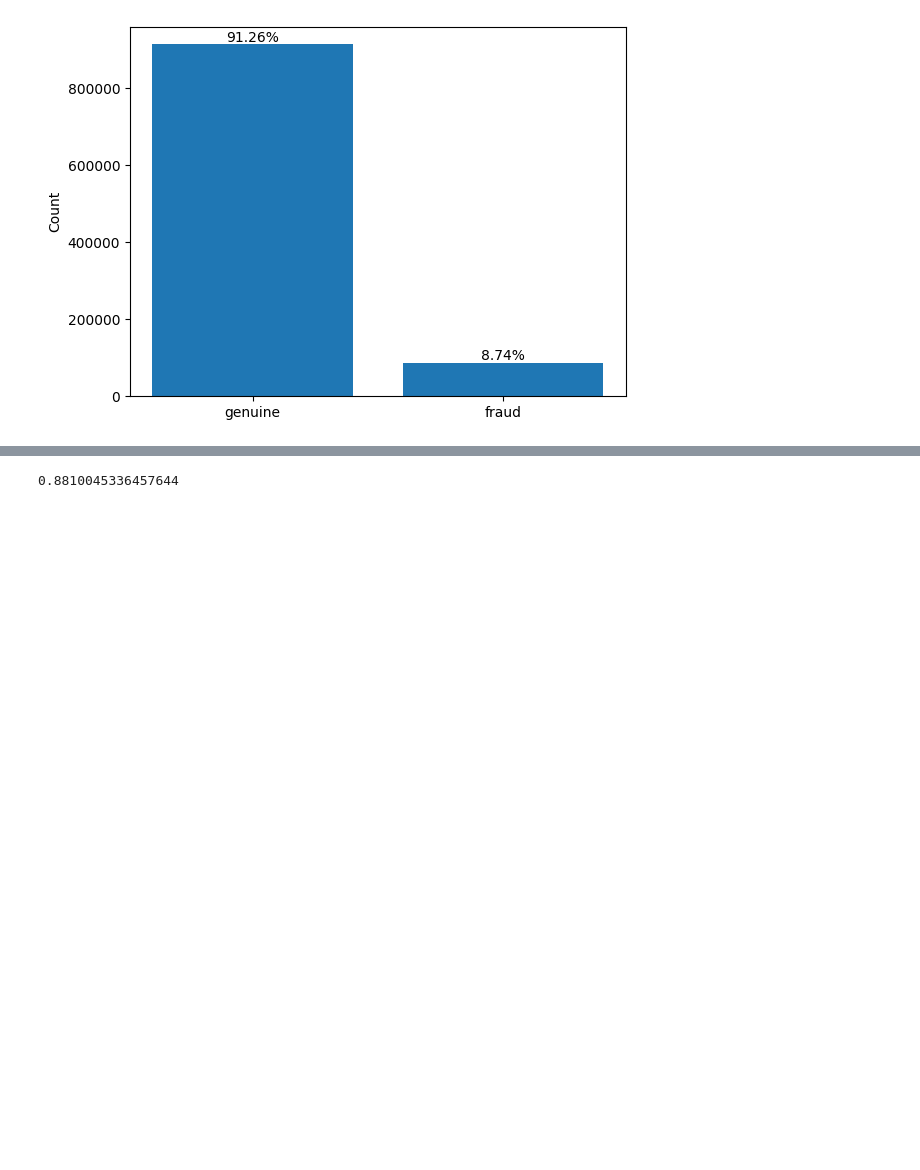
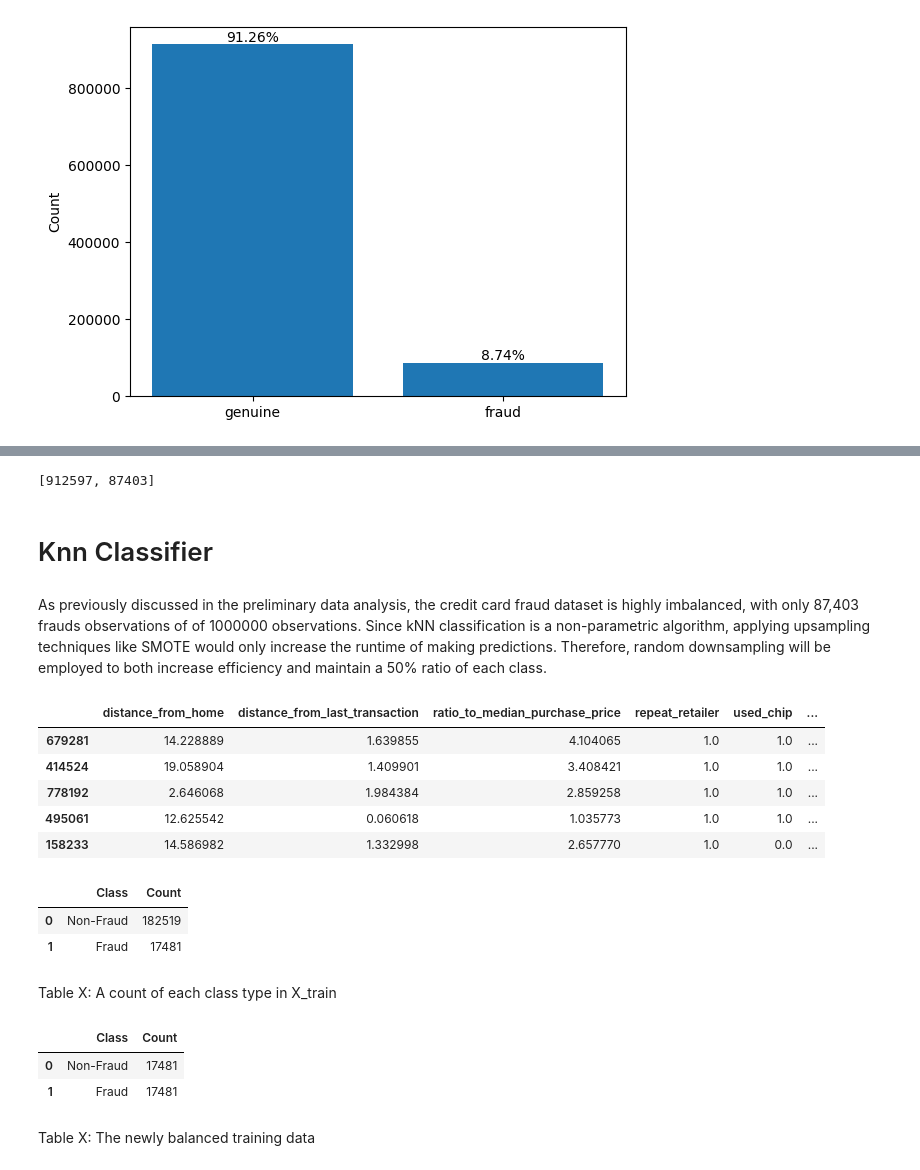
Before and after one commit to JonAndYu/ECON323-Project, a Jupyter notebook: project.ipynb, the cells around one changed output, grey strips where cells are left out. Saved outputs shown, nothing was run; the diff lists cells and outputs as text; code cells hidden in the pictures; blank space fills up the shorter version.

```diff
--- a/project.ipynb
+++ b/project.ipynb
@@ -107,4 +89,33 @@ preds = pipe.predict(X_test)
-# %%
-f1_score(y_test, preds)
-# %% [output]
-0.8810045336457644
+# %%
+counts
+# %% [output]
+[912597, 87403]
+# %% [markdown]
+# Knn Classifier
+# %% [markdown]
+As previously discussed in the preliminary data analysis, the credit card fraud dataset is highly imbalanced, with only 87,403 frauds observations of of 1000000 observations. Since kNN classification is a non-parametric algorithm, applying upsampling techniques like SMOTE would only increase the runtime of making predictions. Therefore, random downsampling will be employed to both increase efficiency and maintain a 50% ratio of each class.
+# %%
+# Stratified sampling on the class
+X_train, X_test, y_train, y_test = train_test_split(
+    raw_df.drop("fraud", axis = 1),
+    raw_df["fraud"],
+    test_size=0.80,
+    random_state=123,
+    stratify=raw_df["fraud"]
+)
+X_train.head()
+# %% [output]
+|  | distance_from_home | distance_from_last_transaction | ratio_to_median_purchase_price | repeat_retailer | used_chip | ... |
+| 679281 | 14.228889 | 1.639855 | 4.104065 | 1.0 | 1.0 | ... |
+| 414524 | 19.058904 | 1.409901 | 3.408421 | 1.0 | 1.0 | ... |
+| 778192 | 2.646068 | 1.984384 | 2.859258 | 1.0 | 1.0 | ... |
+| 495061 | 12.625542 | 0.060618 | 1.035773 | 1.0 | 1.0 | ... |
+| 158233 | 14.586982 | 1.332998 | 2.657770 | 1.0 | 0.0 | ... |
+# %%
+class_count(y_train)
+# %% [output]
+|  | Class | Count |
+| 0 | Non-Fraud | 182519 |
+| 1 | Fraud | 17481 |
+# %% [markdown]
+Table X: A count of each class type in X_train
@@ -110,0 +135,8 @@ f1_score(y_test, preds)
+# %%
+class_count(y_train_balanced)
+# %% [output]
+|  | Class | Count |
+| 0 | Non-Fraud | 17481 |
+| 1 | Fraud | 17481 |
+# %% [markdown]
+Table X: The newly balanced training data
```
Also changed, not shown: parts of 17 cells of this notebook.
